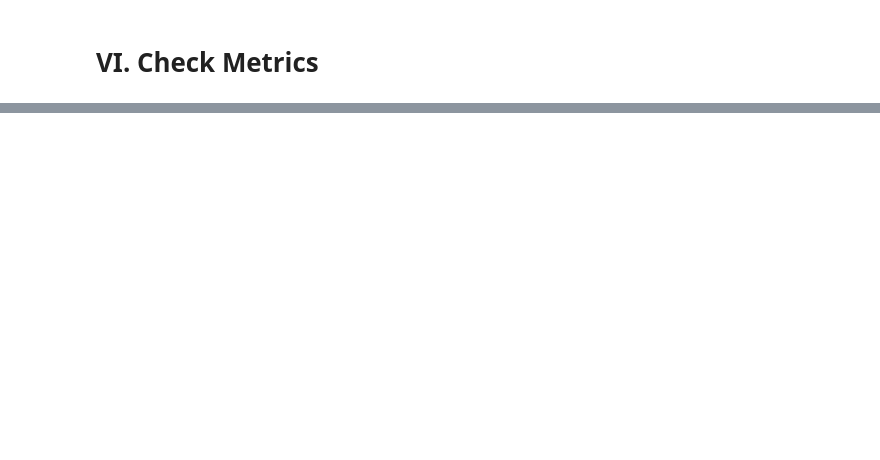
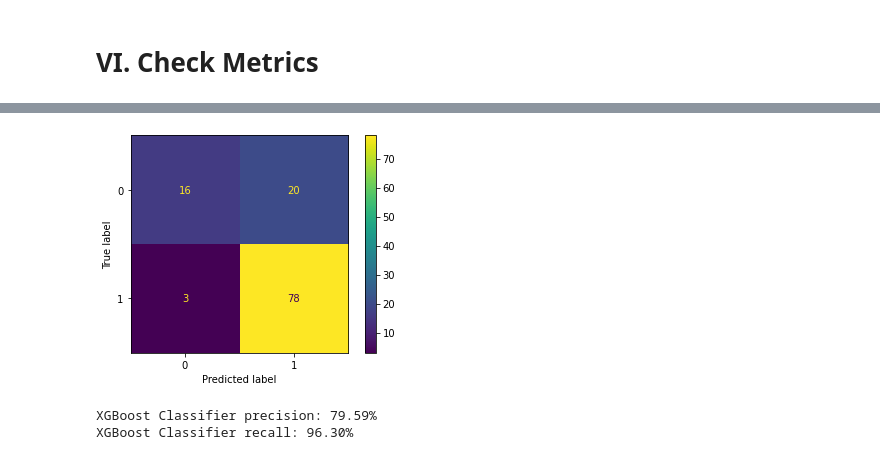
Before and after one commit to Frank-Howd/DS-Unit-2-Applied-Modeling, a Jupyter notebook: module4-model-interpretation/Final Unit-2 Project .ipynb, the cells around one changed output, grey strips where cells are left out. Cells and saved outputs as stored; diff of their text form; code cells hidden in the pictures; blank space fills up the shorter version.

```diff
--- a/module4-model-interpretation/Final Unit-2 Project .ipynb
+++ b/module4-model-interpretation/Final Unit-2 Project .ipynb
@@ -467,6 +485,15 @@ model_rf = make_pipeline(
 )
 
 model_rf.fit(X_train, y_train);
+# %%
+# Model 3: XG-Boost Classifier
+
+model_xgb = make_pipeline(
+    OrdinalEncoder(),
+    XGBClassifier(random_state=42, n_jobs=-1)
+)
+
+model_xgb.fit(X_train, y_train);
 # %% [markdown]
 # VI. Check Metrics
 # %%
@@ -520,0 +668,25 @@ Cross Validation Score (LOGR):
+# %%
+# XGBoost Classifier
+# Plot Confusion Matrix
+
+plot_confusion_matrix(model_xgb, X_val, y_val, values_format='.0f');
+
+# TN FP
+# FN TP
+# %% [output]
+[figure, added]
+# %%
+# XGBOOST CLASSIFIER
+# Calculate Precision and Recall
+
+# Precision = TP / (TP + FP)
+precision = 78 / (78 + 20)
+
+# Recall = TP / (TP + FN)
+recall = 78 / (78 + 3)
+
+print('XGBoost Classifier precision: {:.2f}%'.format(precision*100))
+print('XGBoost Classifier recall: {:.2f}%'.format(recall*100))
+# %% [output]
+XGBoost Classifier precision: 79.59%
+XGBoost Classifier recall: 96.30%
```
Also changed, not shown: parts of 48 cells of this notebook.
